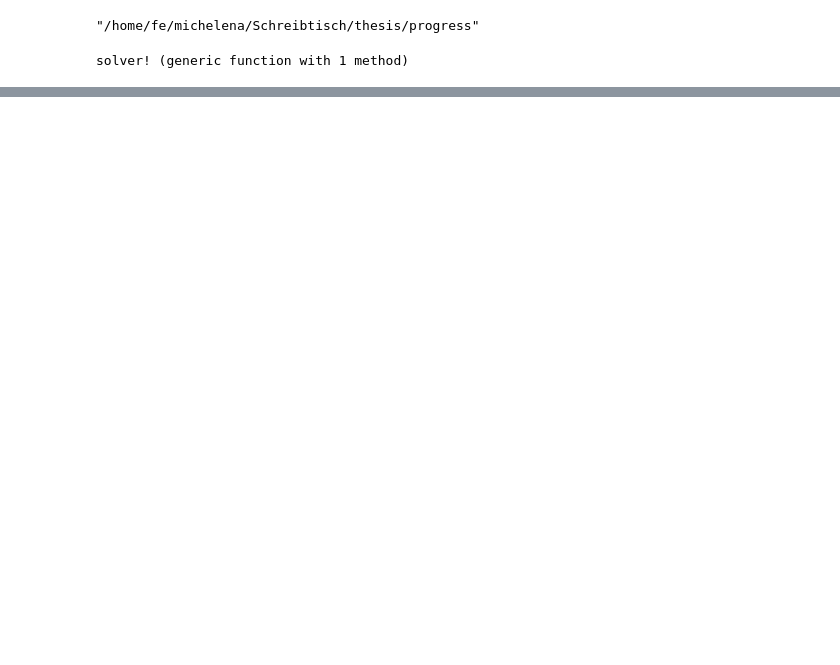
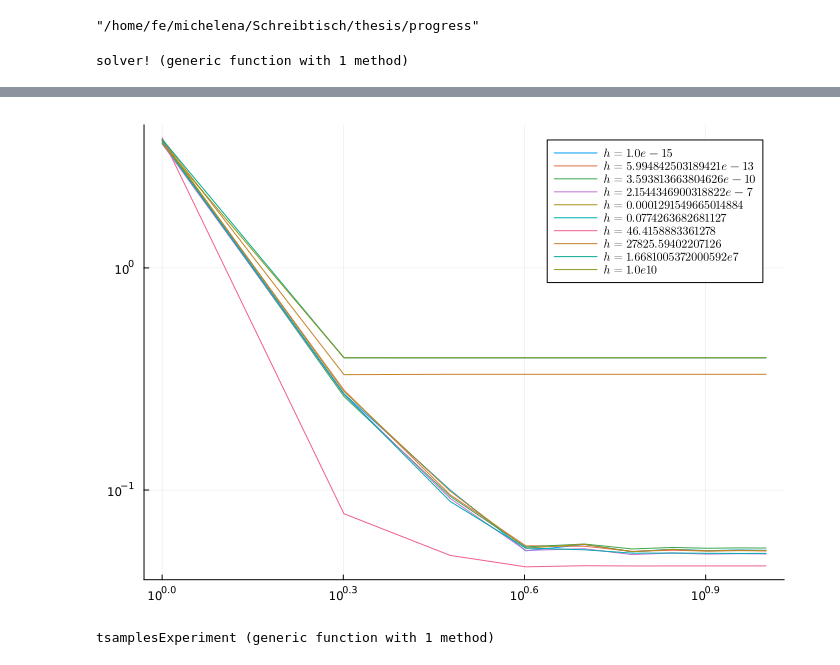
Before and after one commit to smichelena/QuadraticTeamDecisionSolver.jl, a Jupyter notebook: solverTesting.ipynb, the cells around one changed output, grey strips where cells are left out. Saved outputs shown, nothing was run; the diff lists cells and outputs as text; code cells hidden in the pictures; blank space fills up the shorter version.

Commit message:
more experiments

```diff
--- a/solverTesting.ipynb
+++ b/solverTesting.ipynb
@@ -166,5 +164,5 @@ display(Plots.current())
 # %%
-hRange = 10 .^ range(start = -10, stop = 10, length = 10);
+hRange = 10 .^ range(start = -15, stop = 10, length = 10);
 hResult = [
 	bandwidthExperiment(
 		p,
@@ -179,20 +177,66 @@ hResult = [
 ];
 # %%
 hplt = plot(size = (700, 500))
-for (h, curve) in zip(sinrRange, hResult)
-	plot!(hplt, curve, yscale = :log10, xscale = :log10, legend = false)
+for (h, curve) in zip(hRange, hResult)
+	plot!(hplt, curve, yscale = :log10, xscale = :log10, label=latexstring("h = $(h)"))
 
-	# Get the last point of the current curve to place the label
-	x_label = iterations-2
-	y_label = last(curve)
-
-	# Add the label on top of the curve
-	annotate!(
-		sinrplt,
-		x_label,
-		y_label,
-		text(latexstring("h = $(h)"), 8, :left, :white, :black, 8),
-	)
 end
 savefig(saveTo * "/hplt.png");
 display(Plots.current())
+# %% [output]
+[figure, added]
+# %%
+function tsamplesExperiment(
+	p::QuadTeamProblem,
+	samples::Int;
+	bandwidth = 0.05,
+	iterations = 10,
+	sinr = 1.5,
+	regularizer = 0.5,
+	eps = 0.0,
+	testSamples = 10000,
+)
+	t = teamMMSEproblem(
+		sinr,
+		zeros(Float64, p.N),
+		ones(Float64, p.N),
+		zeros(Float64, p.N),
+		0.5 * ones(Float64, p.N),
+		eps * ones(Float64, p.N),
+	)
+	#train
+	Y, R, r = generateTeamMMSEsamples(p, t, samples)
+	U = [[rand(ComplexF64, samples)] for _ ∈ 1:p.N]
+
+	k(x, y) = exp((-norm(x - y)^2) / bandwidth)
+	regression(Y, X) = kernelInterpolation(k, Y, X, λ = regularizer)
+	regressor(w, X, x) = kernelFunction(k, w, X, x)
+
+	empiricalJacobiSolver!(
+		p,
+		U,
+		Y,
+		R,
+		r,
+		regression,
+		regressor,
+		iterations = iterations,
+	)
+
+	W = [
+		[kernelInterpolation(k, U[i][l], Y[i], λ = regularizer) for i in 1:p.N] for
+		l in 1:iterations
+	]
+
+	#test
+	Yt, Rt, rt = generateTeamMMSEsamples(p, t, testSamples)
+	Ytt = reformatYm(p.N, testSamples, Yt)
+	Rtt = reformatR(p.N, testSamples, Rt)
+	rtt = reformatr(p.N, testSamples, rt)
+
+	S = [Sample(Y, R, r, 1.0+0.0im) for (Y, R, r) in zip(Ytt, Rtt, rtt)]
+
+	return risk(S, [x -> kernelFunction(k, W[end][i], Y[i], x) for i in 1:p.N])
+end
+# %% [output]
+tsamplesExperiment (generic function with 1 method)
```
Also changed, not shown: parts of 15 cells of this notebook, 2 other files.
